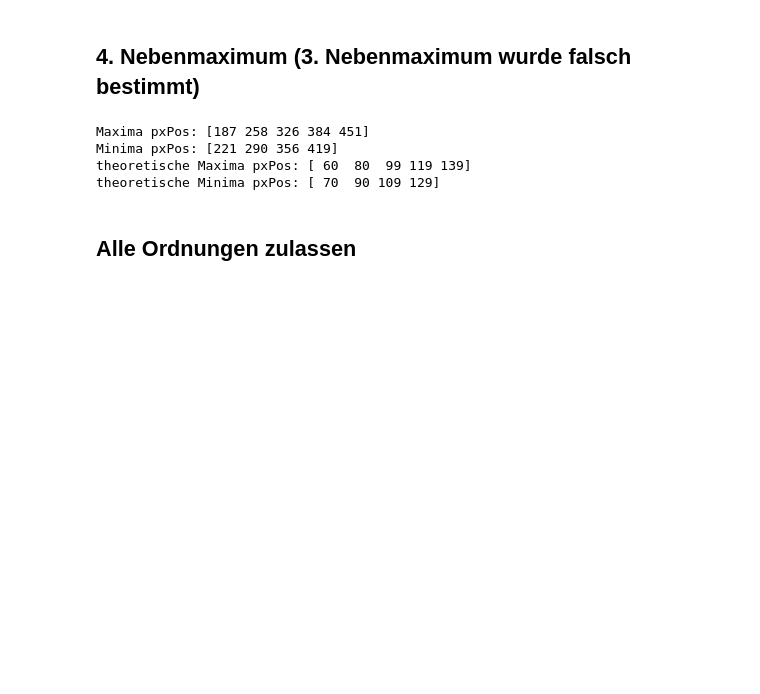
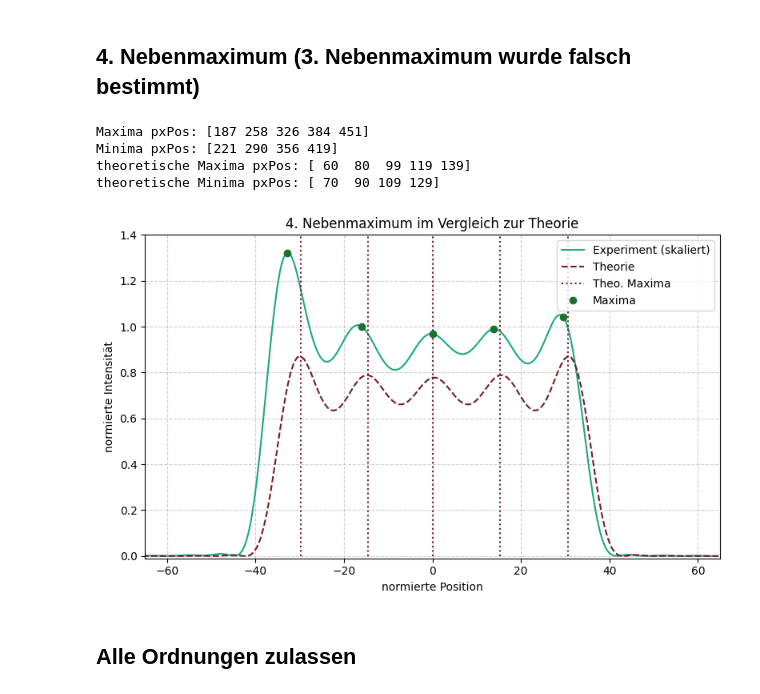
Before and after one commit to FinnZeumer/PAP-2, a Jupyter notebook: Versuche/233/Python/cleaned_code_V233.ipynb, the cells around one changed output. Cells and saved outputs as stored; diff of their text form; code cells hidden in the pictures; blank space fills up the shorter version.

```diff
--- a/Versuche/233/Python/cleaned_code_V233.ipynb
+++ b/Versuche/233/Python/cleaned_code_V233.ipynb
@@ -1998,6 +2178,88 @@ Maxima pxPos: [187 258 326 384 451]
 Minima pxPos: [221 290 356 419]
 theoretische Maxima pxPos: [ 60  80  99 119 139]
 theoretische Minima pxPos: [ 70  90 109 129]
+# %%
+#Theorie
+Y_theo_3, int_theo_3 = synthese_einzelspalt(pix_breit_1S, 5)
+
+#Zentrieren
+center_idx_3 = maxima_3[len(maxima_3)//2]
+
+pix_pos_3_zentrisch = pix_pos_3 - pix_pos_3[center_idx_3]
+
+# Theorie zentrieren
+theo_center_idx_3 = theo_maxima_3[len(theo_maxima_3)//2]
+Y_theo_3_zentrisch = Y_theo_3 - Y_theo_3[theo_center_idx_3]
+
+# FWHM
+fwhm_theo_3 = fwhm(Y_theo_3_zentrisch, int_theo_3)
+fwhm_exp_3 = fwhm(pix_pos_3_zentrisch, int_3)
+
+scale_3 = fwhm_theo_3 / fwhm_exp_3
+
+pix_pos_3_scaled = pix_pos_3_zentrisch * scale_3
+max_pix_exp_3_scaled = (pix_pos_3[maxima_3] - pix_pos_3[center_idx_3]) * scale_3
+
+# theoretische Maxima-Positionen
+theo_max_pos_3 = Y_theo_3_zentrisch[theo_maxima_3]
+
+# ------------------------------------------------------------------------
+# Plot
+# ------------------------------------------------------------------------
+plt.figure(figsize=(8,5))
+
+# Experiment
+plt.plot(
+    pix_pos_3_scaled,
+    int_3,
+    label='Experiment (skaliert)',
+    color=hellgruen
+)
+
+# Maxima markieren
+plt.errorbar(
+    x=max_pix_exp_3_scaled,
+    y=int_3[maxima_3],
+    fmt='o',
+    color=gruen,
+    label='Maxima'
+)
+
+# Theorie
+plt.plot(
+    Y_theo_3_zentrisch,
+    int_theo_3,
+    label='Theorie',
+    color=weinrot,
+    linestyle='--'
+)
+
+# Theoretische Maxima
+plt.vlines(
+    x=theo_max_pos_3,
+    ymin=0,
+    ymax=1.4,
+    color=weinrot,
+    linestyle=':',
+    label='Theo. Maxima'
+)
+
+# Layout
+plt.xlabel('normierte Position')
+plt.ylabel('normierte Intensität')
+plt.title('4. Nebenmaximum im Vergleich zur Theorie')
+plt.legend()
+
+plt.xlim((-65,65))
+plt.ylim((-0.01,1.4))
+
+plt.grid(True, which="both", linestyle="--", alpha=0.6)
+plt.tight_layout()
+
+plt.savefig(f'{safe_folder}3_Max_{aufgabe}.pdf')
+plt.show()
+# %% [output]
+[figure, added]
 # %% [markdown]
 ## Alle Ordnungen zulassen
 # %%
```
Also changed, not shown: parts of 30 cells of this notebook, 25 other files.
